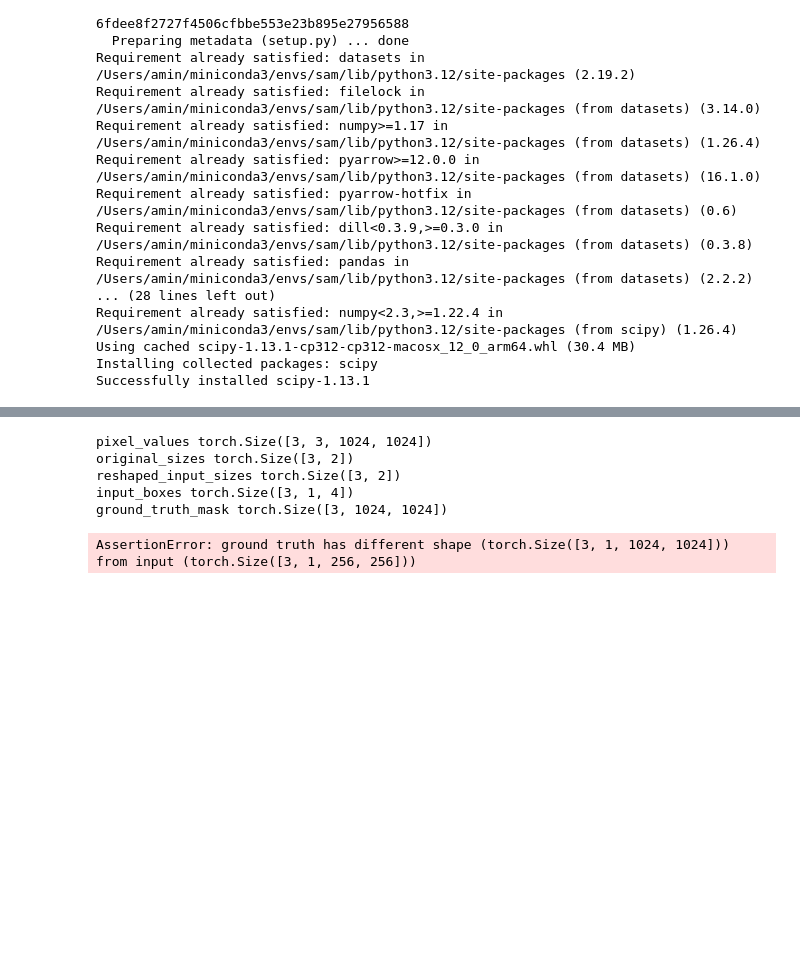
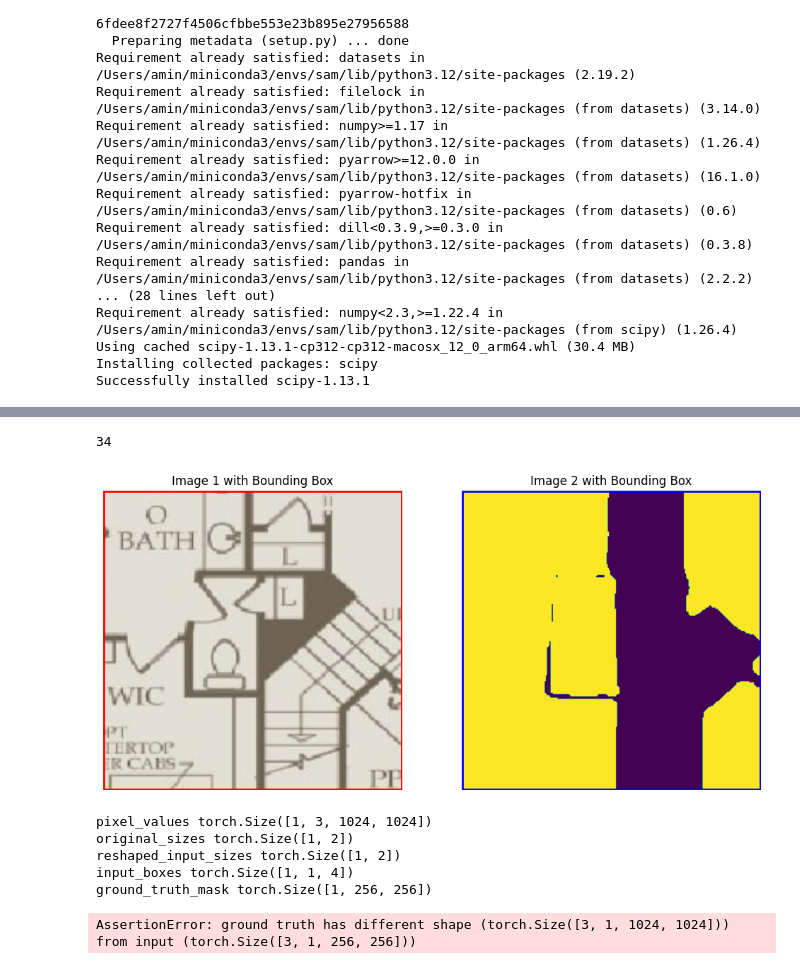
Before and after one commit to aminK8/segment-anything, a Jupyter notebook: fine_tune.ipynb, the cells around one changed output, grey strips where cells are left out. Saved outputs shown, nothing was run; the diff lists cells and outputs as text; code cells hidden in the pictures; blank space fills up the shorter version.

```diff
--- a/fine_tune.ipynb
+++ b/fine_tune.ipynb
@@ -137,51 +135,67 @@ class SAMDataset(Dataset):
 from transformers import SamProcessor
 processor = SamProcessor.from_pretrained("facebook/sam-vit-base")
 # %%
-# images_base_url = "/Users/amin/Desktop/higharc/Datasets/unlabeled/data_pulte/pulte/floorplans"
-# masks_base_url = "/Users/amin/Desktop/higharc/Datasets/unlabeled/data_pulte/pulte/panoptic_semseg_maskdino_augmented_floorplans"
-# json_url = "/Users/amin/Desktop/higharc/Datasets/unlabeled/data_pulte/pulte/floorplans/_annotations.coco.json"
+images_base_url = "/Users/amin/Desktop/higharc/Datasets/unlabeled/data_pulte/pulte/floorplans"
+masks_base_url = "/Users/amin/Desktop/higharc/Datasets/unlabeled/data_pulte/pulte/panoptic_semseg_maskdino_augmented_floorplans"
+json_url = "/Users/amin/Desktop/higharc/Datasets/unlabeled/data_pulte/pulte/floorplans/_annotations.coco.json"
 # %%
-images_base_url = "/home/ubuntu/dataset/data_pulte/pulte/floorplans"
-masks_base_url = "/home/ubuntu/dataset/data_pulte/pulte/panoptic_semseg_maskdino_augmented_floorplans"
-json_url = "/home/ubuntu/dataset/data_pulte/pulte/floorplans/_annotations.coco.json"
+# images_base_url = "/home/ubuntu/dataset/data_pulte/pulte/floorplans"
+# masks_base_url = "/home/ubuntu/dataset/data_pulte/pulte/panoptic_semseg_maskdino_augmented_floorplans"
+# json_url = "/home/ubuntu/dataset/data_pulte/pulte/floorplans/_annotations.coco.json"
 # %%
 train_dataset = SAMDataset(images_base_url=images_base_url, masks_base_url=masks_base_url, json_url=json_url, processor=processor)
 # %%
 from torch.utils.data import DataLoader
-train_dataloader = DataLoader(train_dataset, batch_size=3, shuffle=True, drop_last=False)
+train_dataloader = DataLoader(train_dataset, batch_size=1, shuffle=True, drop_last=False)
 # %%
 batch, info = next(iter(train_dataloader))
 fig, axes = plt.subplots(1, 2, figsize=(12, 6))
-image, mask, bbox = info
-print(image.shape)
-print(mask.shape)
-print(bbox.shape)
+image, mask, bbox, seg = info
+
 image = image[0]
 mask = mask[0]
 bbox = bbox[0]
+seg = seg['seg']
+seg = seg[0]
+x_coords = seg[::2]
+y_coords = seg[1::2]
+
+# Calculate the bounding box
+x_min = np.min(x_coords)
+y_min = np.min(y_coords)
+x_max = np.max(x_coords)
+y_max = np.max(y_coords)
+
+# Bounding box in (x, y, width, height) format
+width = x_max - x_min
+height = y_max - y_min
+
+bounding_box = [x_min, y_min, width, height]
 # Plot the first image
 axes[0].imshow(image)
-rect1 = Rectangle((bbox[0], bbox[1]), bbox[2], bbox[3], linewidth=2, edgecolor='r', facecolor='none')
+rect1 = Rectangle((0, 0), bbox[2]-1, bbox[3]-1, linewidth=2, edgecolor='r', facecolor='none')
 axes[0].add_patch(rect1)
 axes[0].set_title("Image 1 with Bounding Box")
 axes[0].axis('off')  # Hide the axis
 
 # Plot the second image
 axes[1].imshow(mask)
-rect2 = Rectangle((bbox[0], bbox[1]), bbox[2], bbox[3], linewidth=2, edgecolor='b', facecolor='none')
+rect2 = Rectangle((0, 0), bbox[3]-1, bbox[2]-1, linewidth=2, edgecolor='b', facecolor='none')
 axes[1].add_patch(rect2)
 axes[1].set_title("Image 2 with Bounding Box")
 axes[1].axis('off')  # Hide the axis
 
 plt.show()
 for k,v in batch.items():
     print(k,v.shape)
 # %% [output]
-pixel_values torch.Size([3, 3, 1024, 1024])
-original_sizes torch.Size([3, 2])
-reshaped_input_sizes torch.Size([3, 2])
-input_boxes torch.Size([3, 1, 4])
-ground_truth_mask torch.Size([3, 1024, 1024])
+34
+[figure, added]
+pixel_values torch.Size([1, 3, 1024, 1024])
+original_sizes torch.Size([1, 2])
+reshaped_input_sizes torch.Size([1, 2])
+input_boxes torch.Size([1, 1, 4])
+ground_truth_mask torch.Size([1, 256, 256])
 # %%
 from transformers import SamModel
 model = SamModel.from_pretrained("facebook/sam-vit-base")
```
Also changed, not shown: parts of 2 cells of this notebook, 1 other file.
